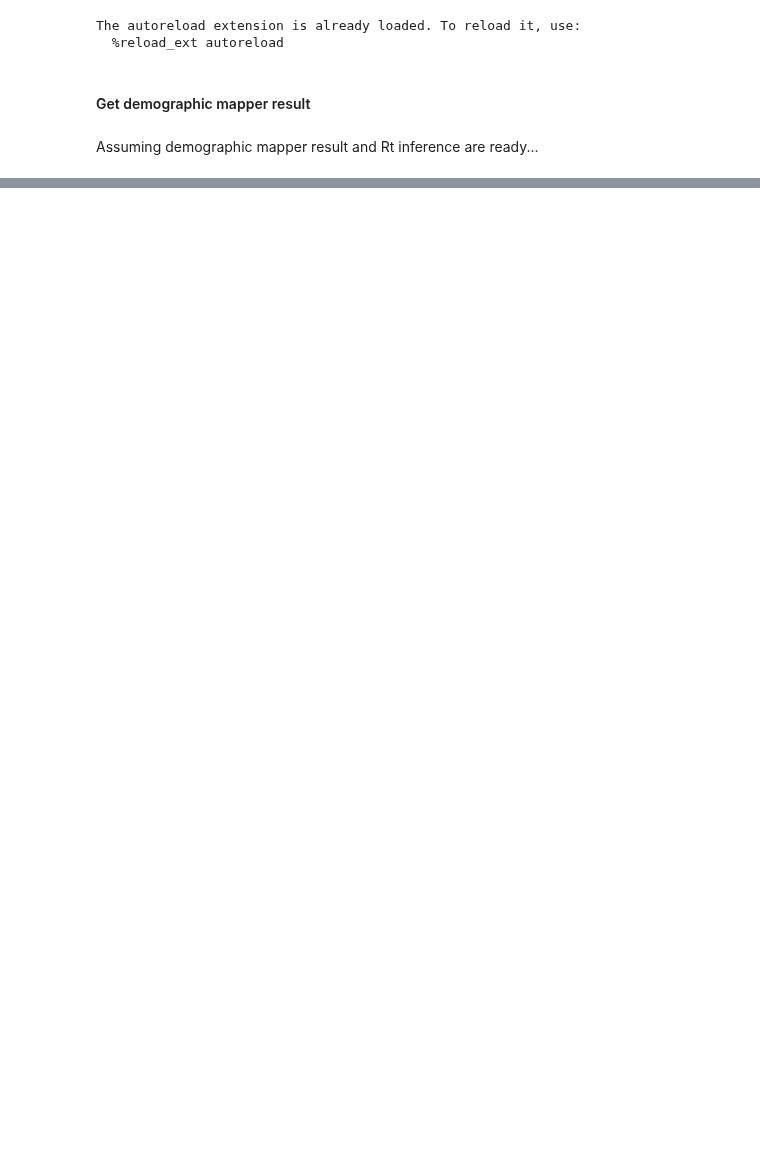
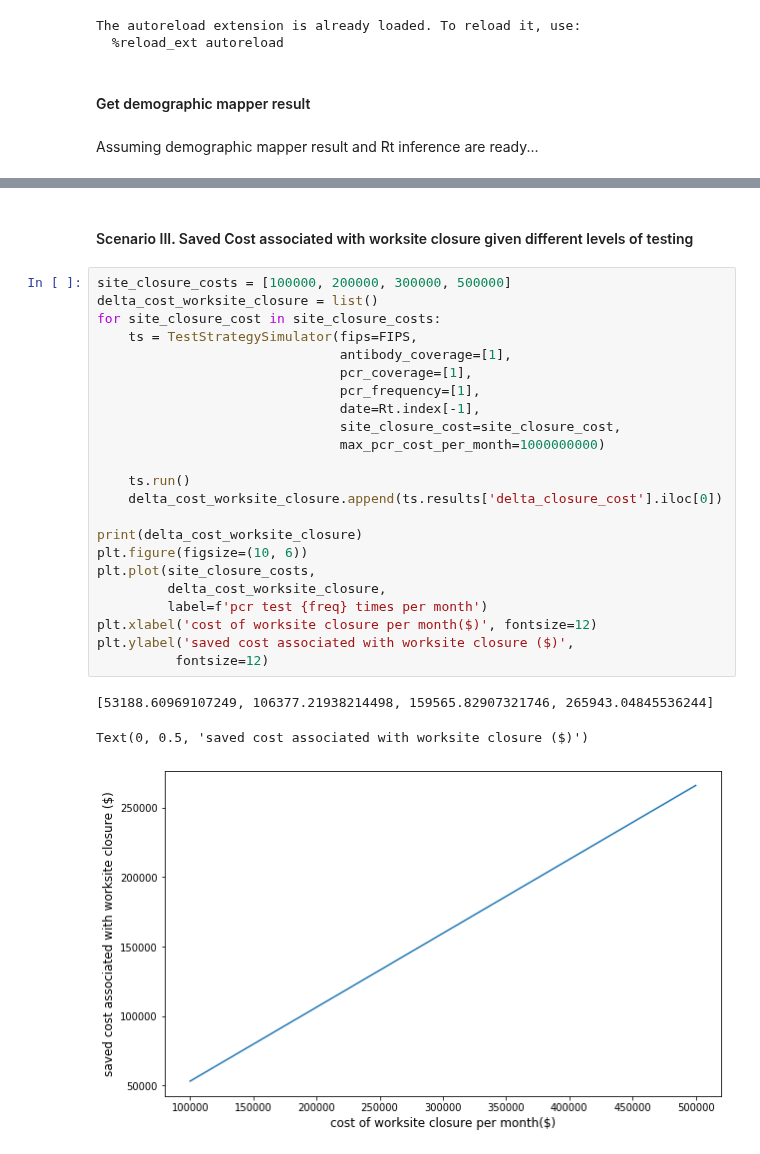
Before and after one commit to act-now-coalition/covid-data-model, a Jupyter notebook: testing_strategy_simulation.ipynb, the cells around one changed output, grey strips where cells are left out. Drawn from its saved outputs; the diff is of its cells as text; blank space fills up the shorter version.

```diff
--- a/testing_strategy_simulation.ipynb
+++ b/testing_strategy_simulation.ipynb
@@ -64,0 +162,29 @@ ts.optimize(by='net_cost')
+# %% [markdown]
+#### Scenario III. Saved Cost associated with worksite closure given different levels of testing
+# %%
+site_closure_costs = [100000, 200000, 300000, 500000]
+delta_cost_worksite_closure = list()
+for site_closure_cost in site_closure_costs:
+    ts = TestStrategySimulator(fips=FIPS,
+                               antibody_coverage=[1],
+                               pcr_coverage=[1],
+                               pcr_frequency=[1],
+                               date=Rt.index[-1],
+                               site_closure_cost=site_closure_cost,
+                               max_pcr_cost_per_month=1000000000)
+
+    ts.run()
+    delta_cost_worksite_closure.append(ts.results['delta_closure_cost'].iloc[0])
+
+print(delta_cost_worksite_closure)
+plt.figure(figsize=(10, 6))
+plt.plot(site_closure_costs,
+         delta_cost_worksite_closure,
+         label=f'pcr test {freq} times per month')
+plt.xlabel('cost of worksite closure per month($)', fontsize=12)
+plt.ylabel('saved cost associated with worksite closure ($)',
+          fontsize=12)
+# %% [output]
+[53188.60969107249, 106377.21938214498, 159565.82907321746, 265943.04845536244]
+Text(0, 0.5, 'saved cost associated with worksite closure ($)')
+[figure, added]
```
Also changed, not shown: parts of 17 cells of this notebook.
